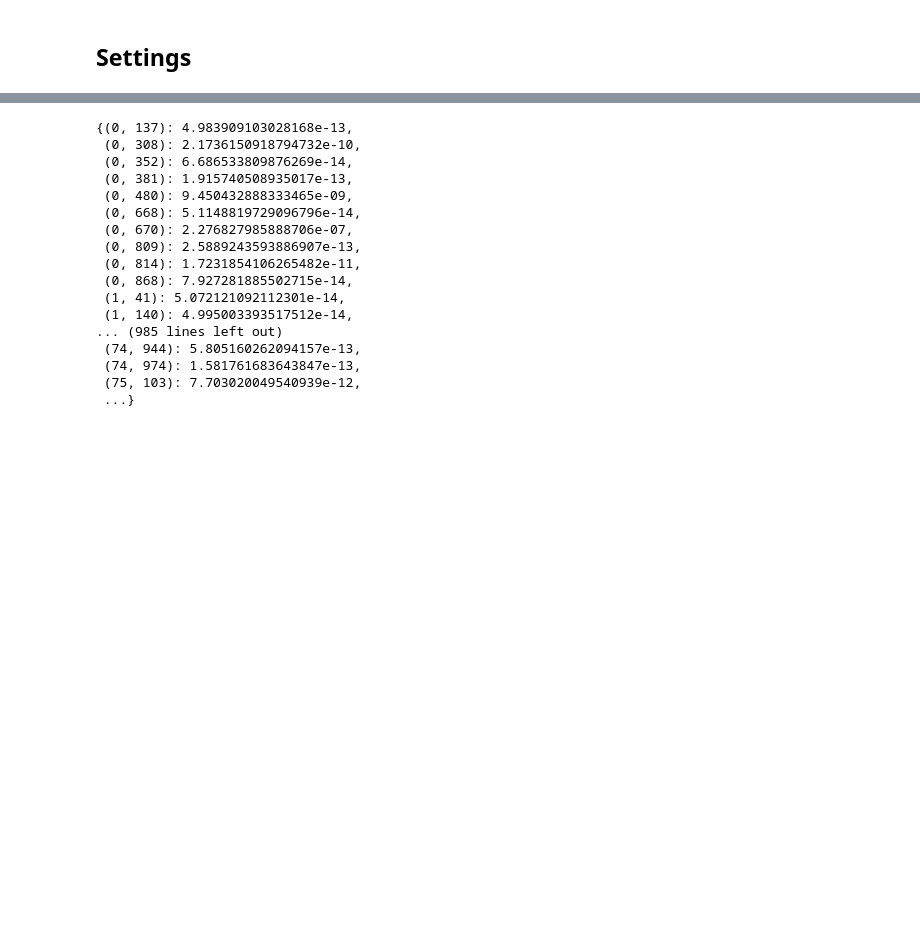
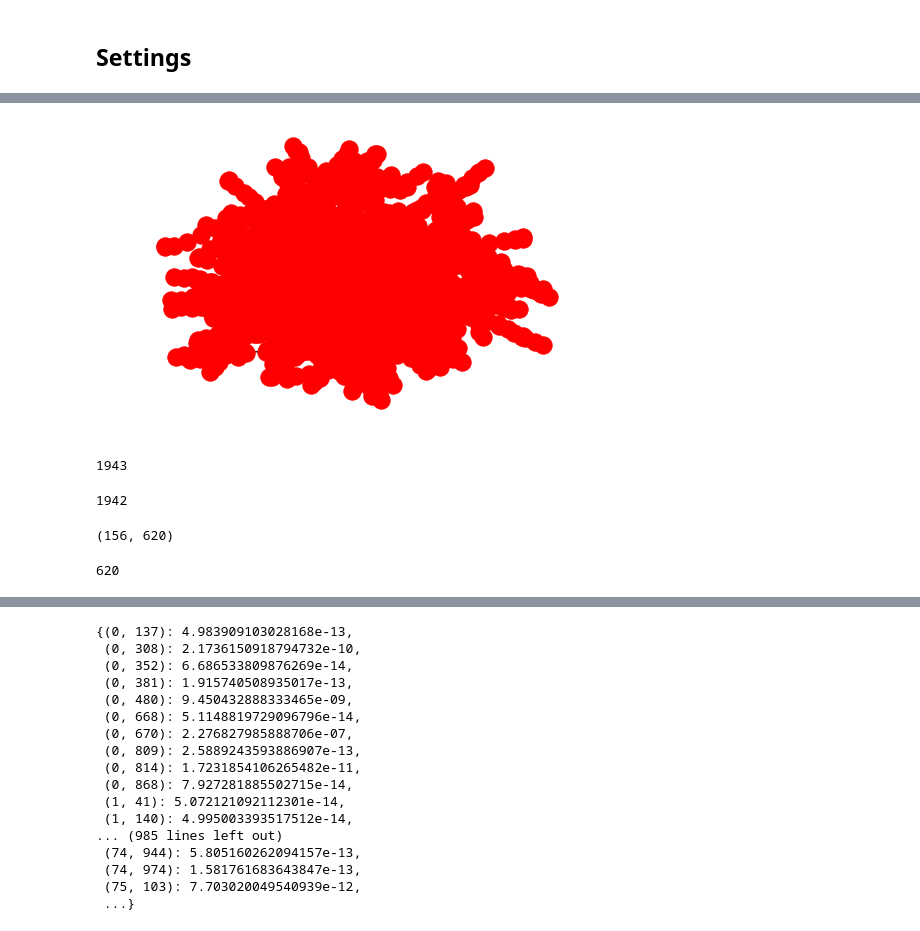
Before and after one commit to filozyu/LPA-Experiments, a Jupyter notebook: LPA_exp.ipynb, the cells around one changed output, grey strips where cells are left out. Cells and saved outputs as stored; diff of their text form; code cells hidden in the pictures; blank space fills up the shorter version.

```diff
--- a/LPA_exp.ipynb
+++ b/LPA_exp.ipynb
@@ -82,2 +85,4 @@ def RST(graph):
     tree_node.append(root)
     tree_edge.
+# %%
+test_graph = in_graphs['pcmac']
@@ -83,0 +93,2 @@ def RST(graph):
+# %%
+root = np.random.choice(test_graph.nodes)
@@ -83,0 +162,4 @@ def RST(graph):
+# %%
+tree = nx.Graph(visited_edges)
+print("Tree? :",nx.is_tree(tree))
+spine = [node for node in nx.dfs_preorder_nodes(tree,root)]
@@ -83,0 +204,9 @@ def RST(graph):
+# %%
+nx.draw(spine)
+plt.draw()
+# %% [output]
+[figure, added]
+# %%
+len(bbb)
+# %% [output]
+1943
@@ -83,0 +217,12 @@ def RST(graph):
+# %%
+len(ccc)
+# %% [output]
+1942
+# %%
+ccc[-2]
+# %% [output]
+(156, 620)
+# %%
+bbb[-2]
+# %% [output]
+620
```
Also changed, not shown: parts of 28 cells of this notebook, 4 other files.
